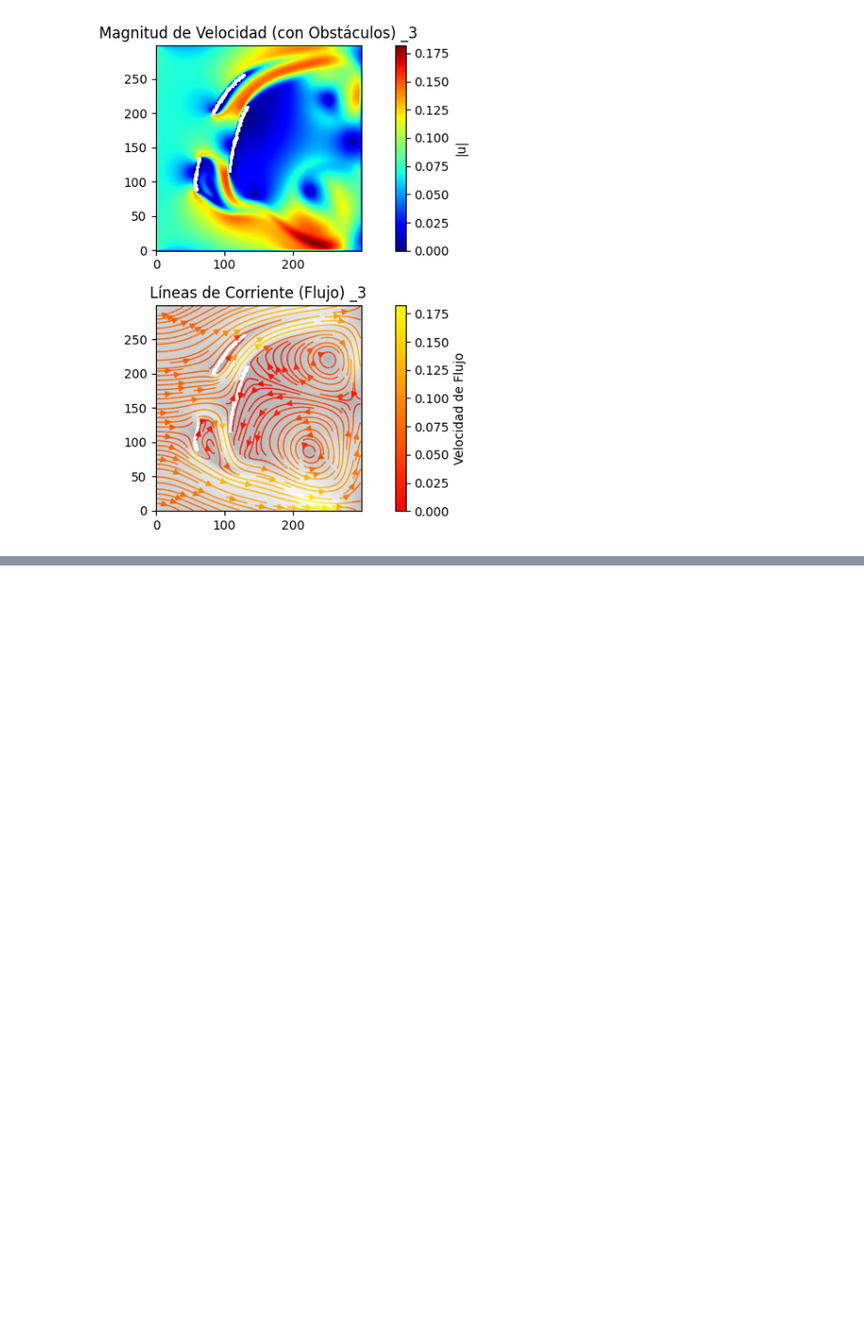
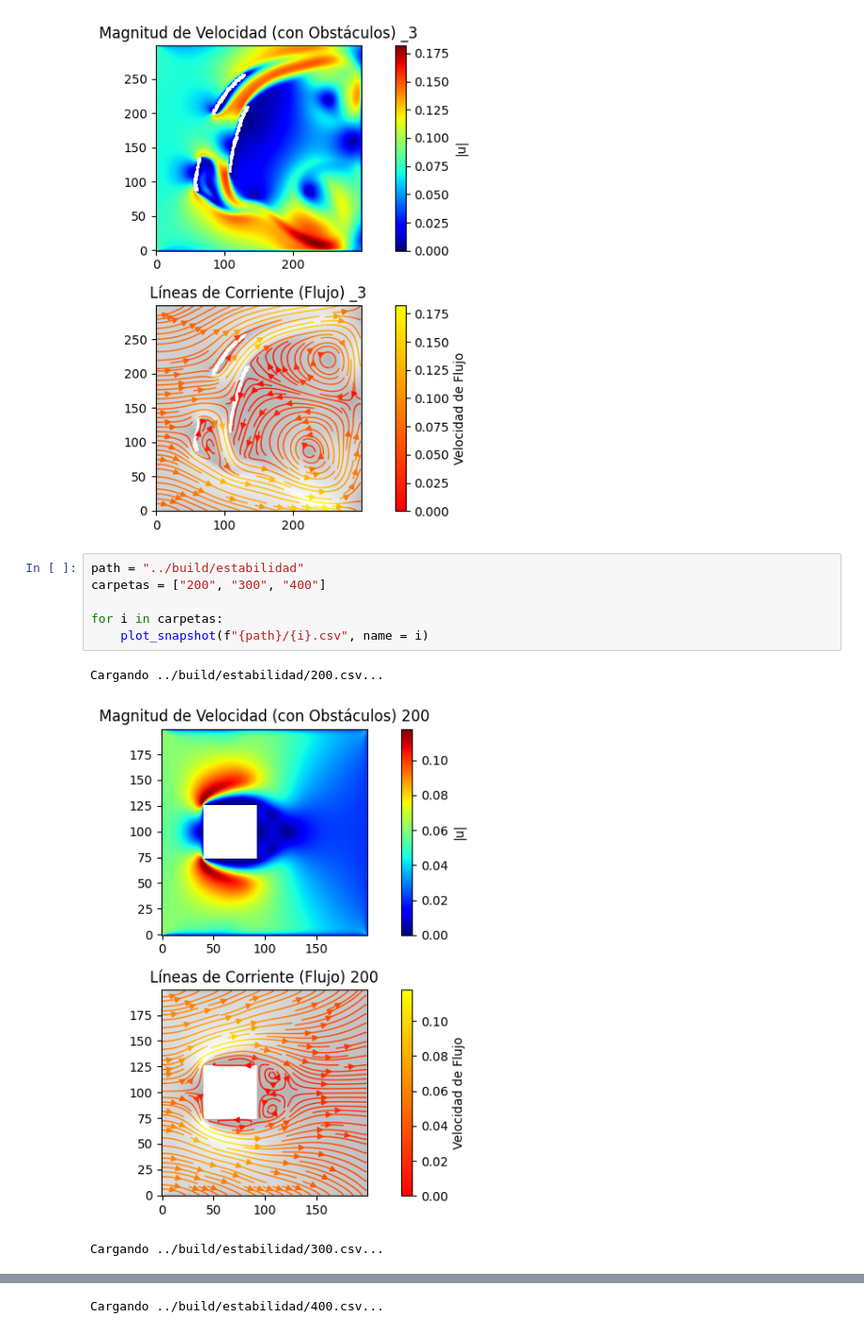
Before and after one commit to Raiprieto/Hidrodinamics-real-time-simulator, a Jupyter notebook: python/analisis.ipynb, the cells around one changed output, grey strips where cells are left out. Shown at 94% size. Cells and saved outputs as stored; diff of their text form; blank space fills up the shorter version.

```diff
--- a/python/analisis.ipynb
+++ b/python/analisis.ipynb
@@ -77,3 +77,13 @@ Cargando build/distintas formas/snapshot_04000_2.csv...
 [figure]
 Cargando build/distintas formas/snapshot_04000_3.csv...
 [figure]
+# %%
+path = "../build/estabilidad"
+carpetas = ["200", "300", "400"]
+
+for i in carpetas:
+    plot_snapshot(f"{path}/{i}.csv", name = i)
+# %% [output]
+Cargando ../build/estabilidad/200.csv...
+[figure, added]
+Cargando ../build/estabilidad/300.csv...
@@ -79,0 +91 @@ Cargando build/distintas formas/snapshot_04000_3.csv...
+Cargando ../build/estabilidad/400.csv...
```
Also changed, not shown: parts of 3 cells of this notebook, 2 other files.
